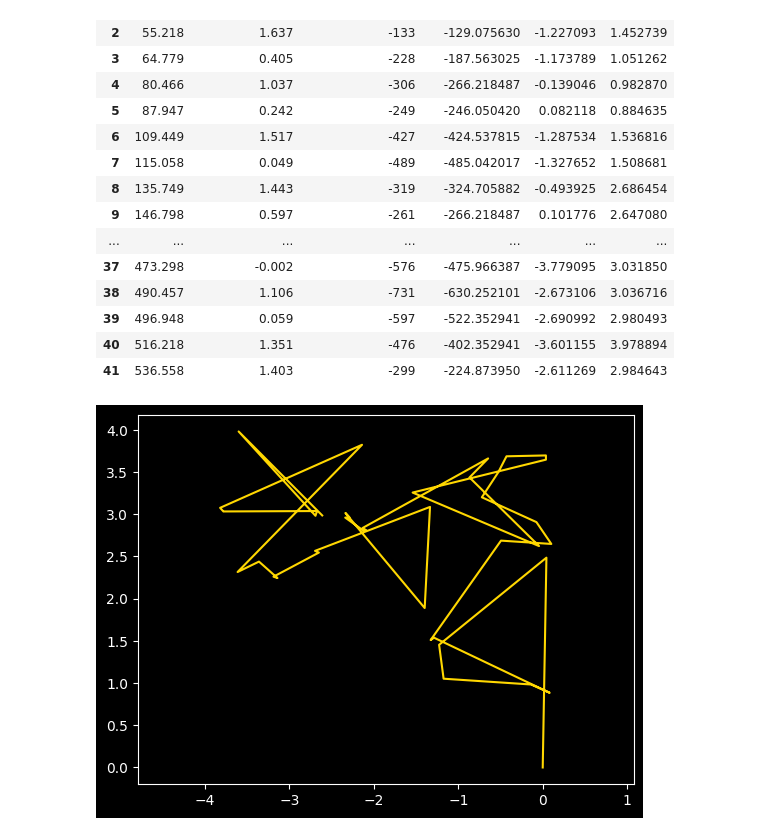
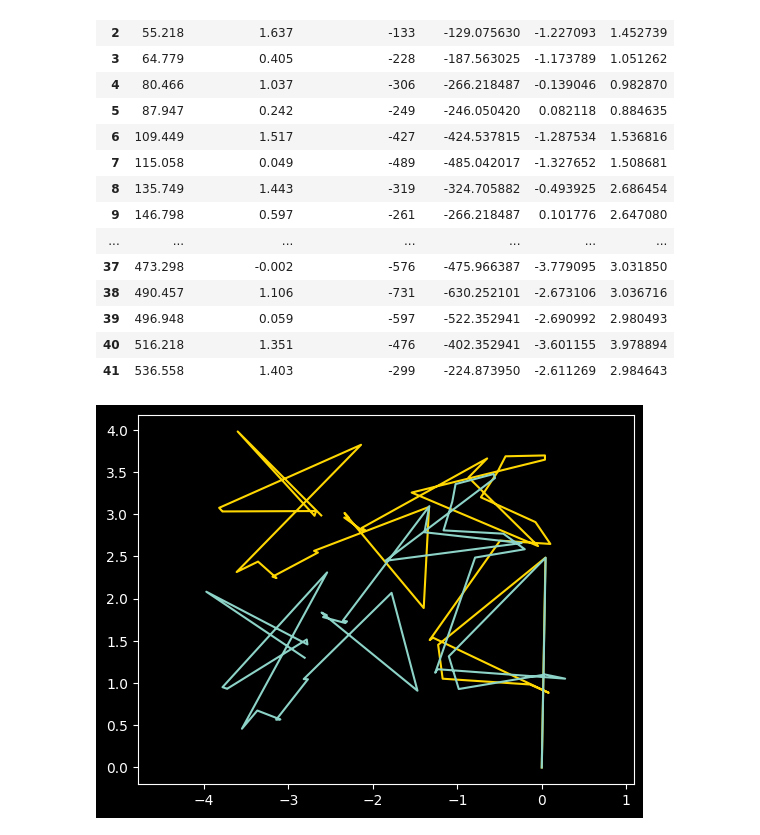
Before and after one commit to gerritnowald/myMindstormsEV3projects, a Jupyter notebook: 1_Gerd_path_tracking/post_processing/path.ipynb, the cells around one changed output. Cells and saved outputs as stored; diff of their text form; code cells hidden in the pictures.

Commit message:
considering errors

```diff
--- a/1_Gerd_path_tracking/post_processing/path.ipynb
+++ b/1_Gerd_path_tracking/post_processing/path.ipynb
@@ -29,13 +29,18 @@ df
 | 39 | 496.948 | 0.059 | -597 | -522.352941 | -2.690992 | 2.980493 |
 | 40 | 516.218 | 1.351 | -476 | -402.352941 | -3.601155 | 3.978894 |
 | 41 | 536.558 | 1.403 | -299 | -224.873950 | -2.611269 | 2.984643 |
-# %%
-plt.plot(df['x'], df['y'], color='gold')
-plt.axis('equal')
-
-# plt.savefig('path.png', transparent=True)
-# %% [output]
-[figure, removed]
+# %%
+df['angle error'] = df[' angle gyro / °'] * 1.05
+df['xe'] = (df[' distance / mm'] * np.sin(df['angle error'] * np.pi/180)).cumsum()
+df['ye'] = (df[' distance / mm'] * np.cos(df['angle error'] * np.pi/180)).cumsum()
+
+plt.plot(df['x'], df['y'], color='gold')
+plt.plot(df['xe'], df['ye'])
+plt.axis('equal')
+
+# plt.savefig('path.png', transparent=True)
+# %% [output]
+[figure, added]
 # %%
 plt.plot(df['time / s'], df[' angle motors / °'], label = 'motors')
 plt.plot(df['time / s'], df[' angle gyro / °']  , label = 'gyro')
```
Also changed, not shown: parts of 2 cells of this notebook.
